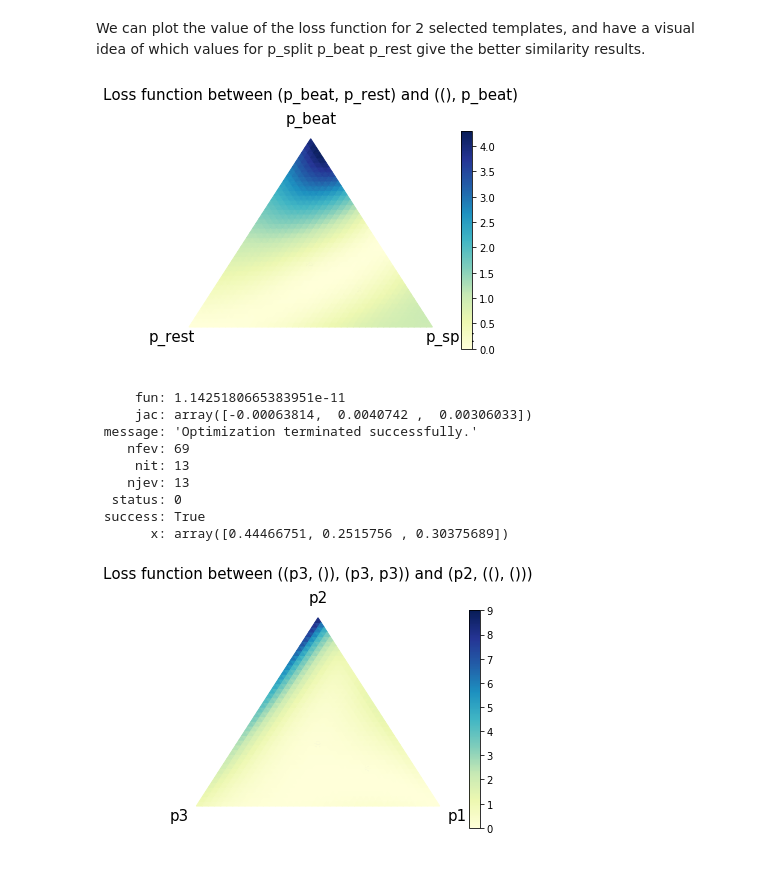
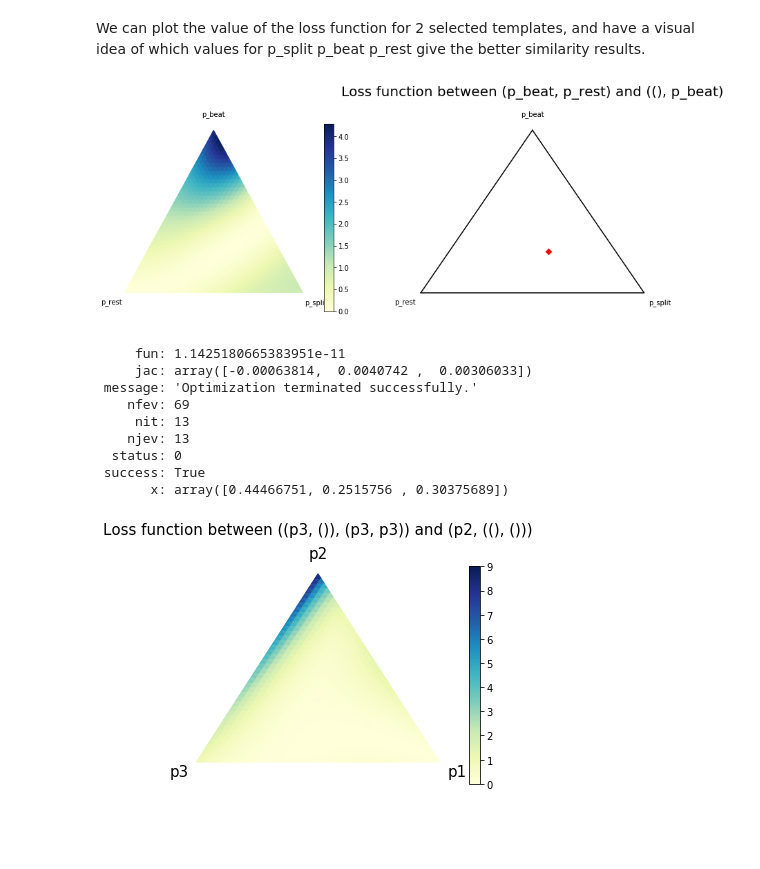
Before and after one commit to lucieperrotta/DCML, a Jupyter notebook: Pipeline.ipynb, the cells around one changed output. Saved outputs shown, nothing was run; the diff lists cells and outputs as text; code cells hidden in the pictures; blank space fills up the shorter version.

Commit message:
Double plot for template pairs

```diff
--- a/Pipeline.ipynb
+++ b/Pipeline.ipynb
@@ -40,11 +40,11 @@ p_split = T.dscalar('p_split')
 p_beat = T.dscalar('p_beat')
 p_rest = T.dscalar('p_rest')
 # %%
-#Graph for the loss function
+#Graph for visualizing the loss function
 import ternary
 from ternary.helpers import simplex_iterator
 
-def plot_templates_similarity(template1, template2, scale=100):
+def plot_templates_similarity(template1, template2, template_pairs, scale=40):
     '''
     Function plotting the loss function for any 2 templates to compare
     '''
@@ -54,21 +54,33 @@ def plot_templates_similarity(template1, template2, scale=100):
             d[(i, j, k)] =  cost_f([i/scale,j/scale,k/scale])
         return d
 
+    fontsize = 10
+    f, (ax1, ax2) = plt.subplots(1, 2, figsize=(14, 5), sharey=True)
+    ax1.axis('off')
+    ax2.axis('off')
+    plt.title(f"Loss function between {template1} and {template2}", pad=40, fontsize=20)
+
+    # LEFT PLOT (HEATMAP)
+    figure1, tax1 = ternary.figure(scale=scale, ax=ax1)
     data = generate_heatmap_data(scale)
-    figure, tax = ternary.figure(scale=scale)
-    tax.heatmap(data, style="triangular", cmap=plt.cm.YlGnBu)
+    tax1.heatmap(data, style="triangular", cmap=plt.cm.YlGnBu)
 
-    fontsize = 15
-    tax.set_title(f"Loss function between {template1} and {template2}", fontsize=fontsize,y=1.12)
-    tax.left_corner_label("p_rest", fontsize=fontsize)
-    tax.right_corner_label("p_split", fontsize=fontsize)
-    tax.top_corner_label("p_beat", fontsize=fontsize)
-    plt.axis('off')
+    tax1.left_corner_label("p_rest", fontsize=fontsize)
+    tax1.right_corner_label("p_split", fontsize=fontsize)
+    tax1.top_corner_label("p_beat", fontsize=fontsize)
+
+    # RIGHT PLOT (GRADIENT DESCENT)
+    figure2, tax2 = ternary.figure(scale=scale, ax=ax2)
+    tax2.scatter([tuple(scale* y for y in template_pairs[(template1, template2)].get('x'))], color='red', marker="D", label='start points') # plot start points
+
+    tax2.boundary()
+    tax2.left_corner_label("p_rest", fontsize=fontsize)
+    tax2.right_corner_label("p_split", fontsize=fontsize)
+    tax2.top_corner_label("p_beat", fontsize=fontsize)
+
+    # plotting
+
     plt.savefig(f"graphs/loss/loss_{template1}_{template2}", dpi=400, bbox_inches='tight')
-
-    tax.scatter([tuple(scale*x for x in (0.33, 0.33, 0.33))], color='blue')
-    tax.scatter([tuple(scale*x for x in (0.6, 0.2, 0.2))], color='blue')
-    plt.plot()
     plt.show()
 # %% [markdown]
 # Set of all trees, and probability of all trees
@@ -541,10 +553,10 @@ We can plot the value of the loss function for 2 selected templates, and have a
 # %%
 template1=(p_beat, p_rest)
 template2=((), p_beat)
-plot_templates_similarity(template1, template2, scale=40)
+plot_templates_similarity(template1, template2, template_pairs, scale=40)
 template_pairs[(template1, template2)]
 # %% [output]
-[figure, old version]
+[figure, new version]
      fun: 1.1425180665383951e-11
      jac: array([-0.00063814,  0.0040742 ,  0.00306033])
  message: 'Optimization terminated successfully.'
```
Also changed, not shown: parts of 1 cell of this notebook.
